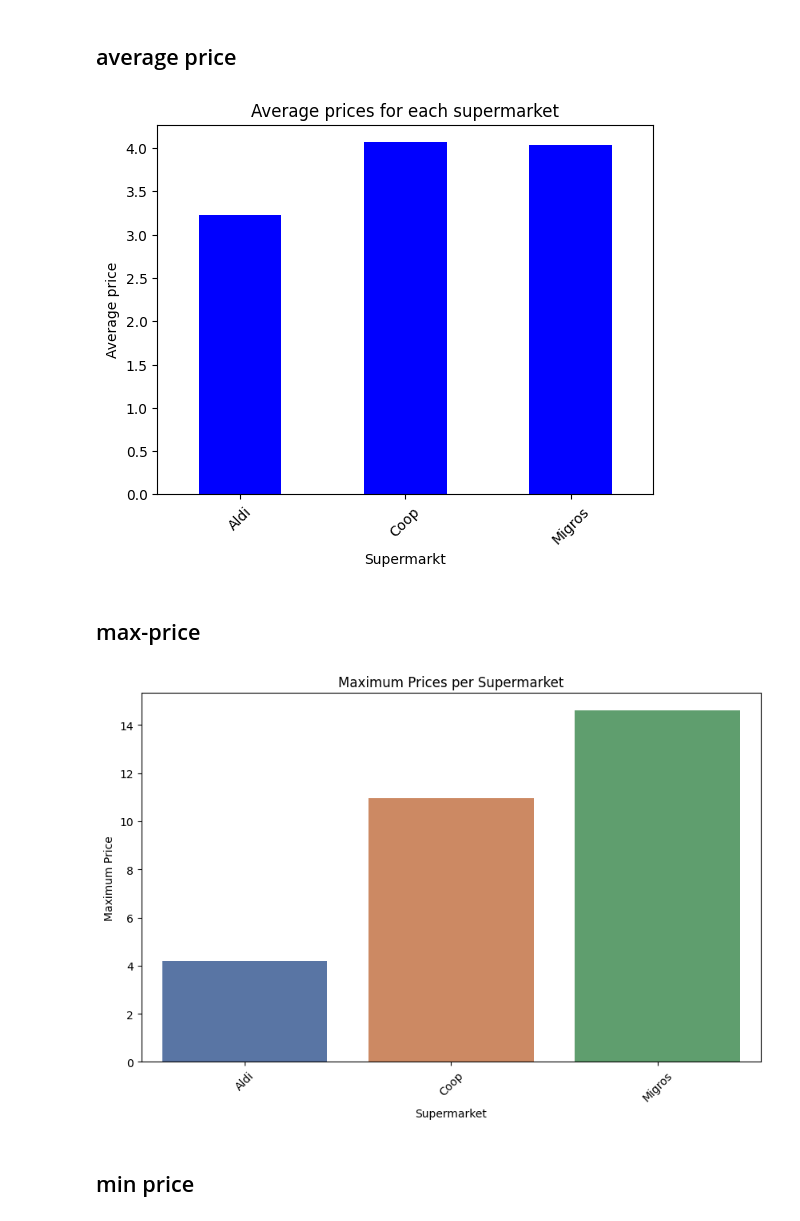
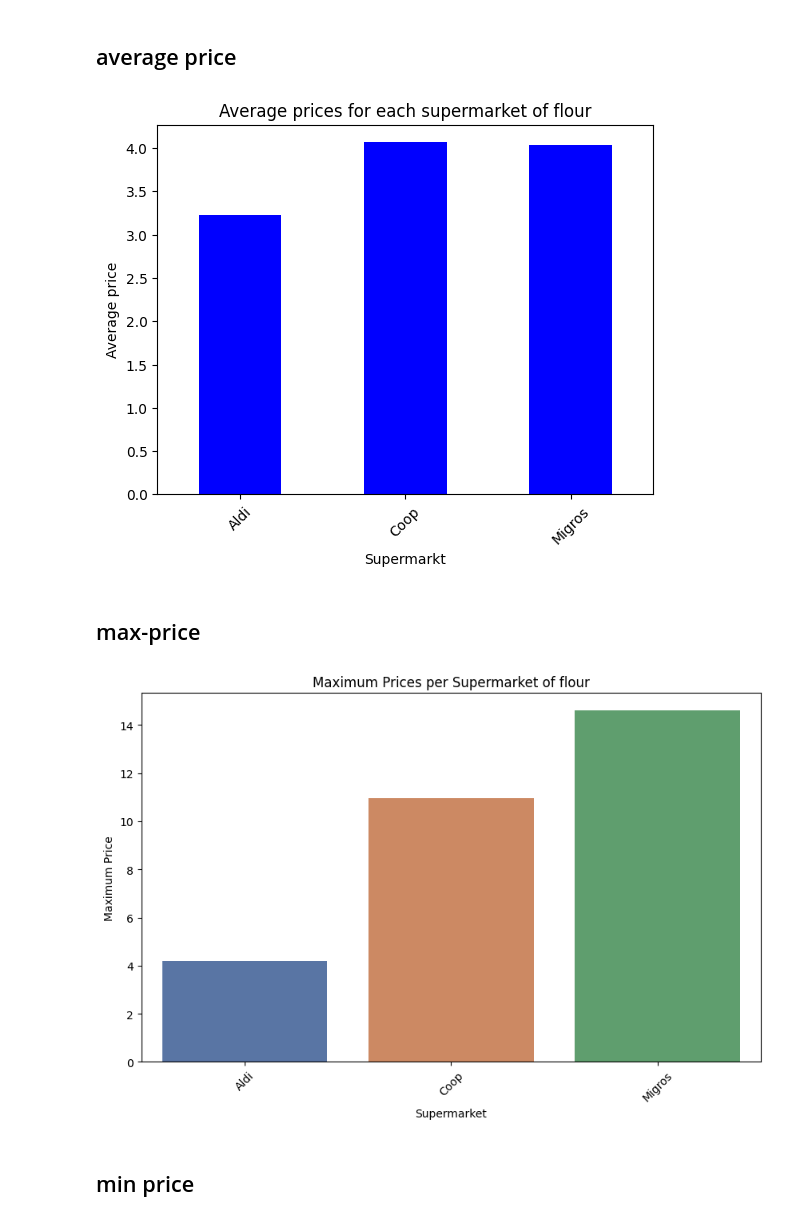
Before and after one commit to husicabe/groceries, a Jupyter notebook: EDA/EDA_Flour.ipynb, the cells around one changed output. Saved outputs shown, nothing was run; the diff lists cells and outputs as text; code cells hidden in the pictures.

```diff
--- a/EDA/EDA_Flour.ipynb
+++ b/EDA/EDA_Flour.ipynb
@@ -402,21 +401,21 @@ There is no significant difference in prices between supermarkets.
 # %%
 # Query the SQL-table for butter_table (all records)
 query = "SELECT * FROM butter_table"
 df_all = pd.read_sql_query(query, conn)
 
 df_all['price_raw'] = pd.to_numeric(df_all['price_raw'], errors='coerce')
 df_all['Supermarkt'] = df_all['Supermarkt'].astype(str)
 
 average_prices = df_all.groupby('Supermarkt')['price_raw'].mean()
 
 average_prices.plot(kind='bar', color='blue')
 plt.xlabel('Supermarkt')
 plt.ylabel('Average price')
-plt.title('Average prices for each supermarket')
+plt.title('Average prices for each supermarket of flour')
 plt.xticks(rotation=45)
 plt.show()
 # %% [output]
-[figure, old version]
+[figure, new version]
 # %% [markdown]
 ## max-price
 # %%
@@ -431,11 +430,11 @@ plt.figure(figsize=(10,6))
 sns.barplot(x='Supermarkt', y='price_raw', data=max_prices, palette='deep')
 plt.xlabel('Supermarket')
 plt.ylabel('Maximum Price')
-plt.title('Maximum Prices per Supermarket')
+plt.title('Maximum Prices per Supermarket of flour')
 plt.xticks(rotation=45)
 plt.show()
 # %% [output]
-[figure, old version]
+[figure, new version]
 # %% [markdown]
 ## min price
 # %%
```
Also changed, not shown: parts of 3 cells of this notebook, 2 other files.
